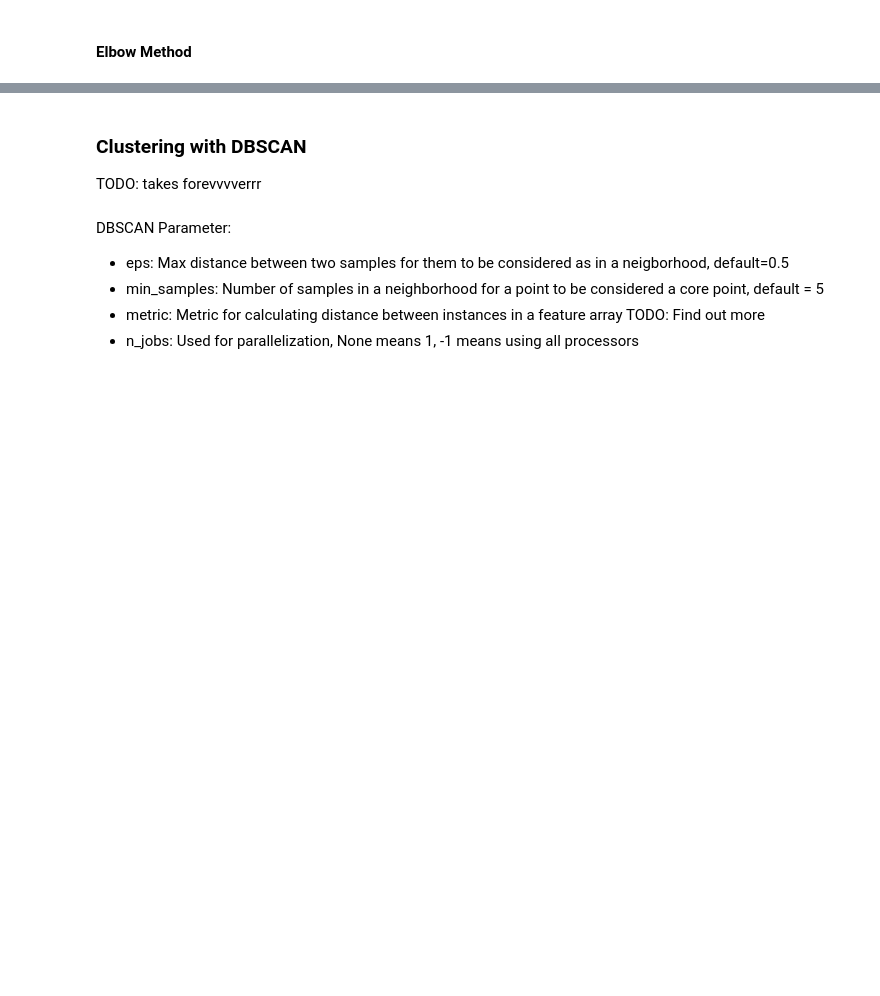
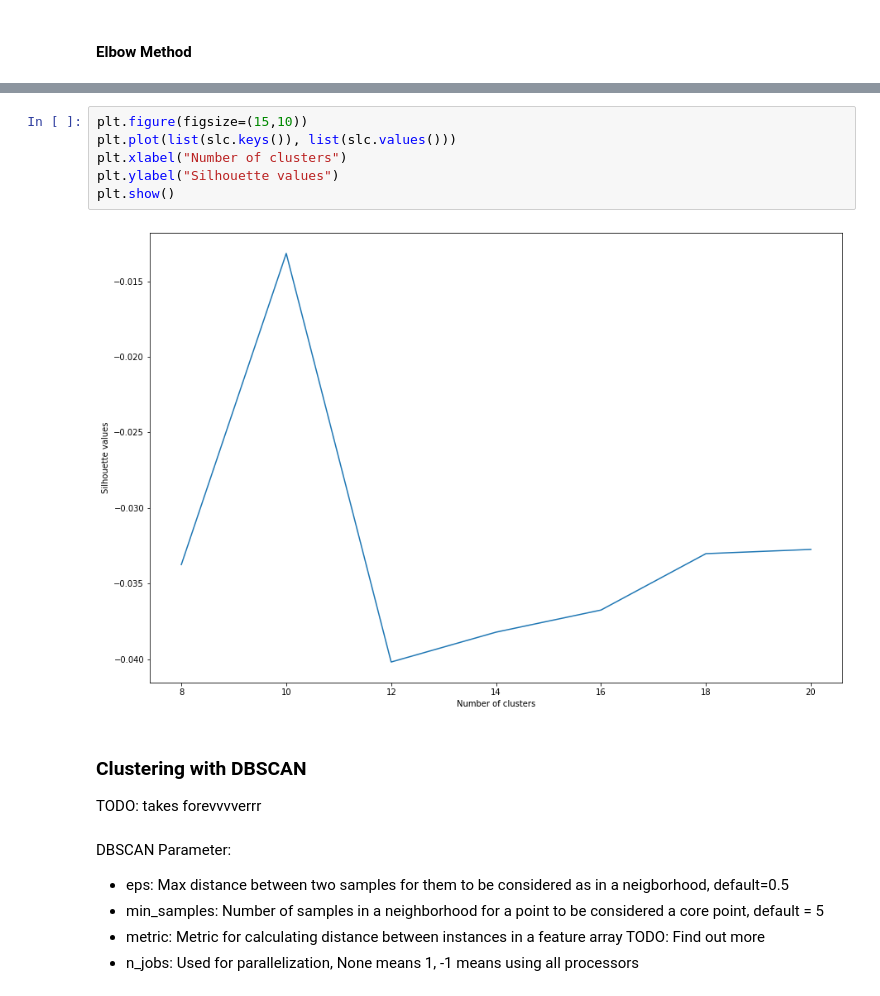
Before and after one commit to isaschm/topic-models-and-word-embeddings, a Jupyter notebook: text_embeddings.ipynb, the cells around one changed output, grey strips where cells are left out. Cells and saved outputs as stored; diff of their text form; blank space fills up the shorter version.

```diff
--- a/text_embeddings.ipynb
+++ b/text_embeddings.ipynb
@@ -208,3 +193,11 @@ plt.show()
+# %%
+plt.figure(figsize=(15,10))
+plt.plot(list(slc.keys()), list(slc.values()))
+plt.xlabel("Number of clusters")
+plt.ylabel("Silhouette values")
+plt.show()
+# %% [output]
+[figure, added]
 # %% [markdown]
 ### Clustering with DBSCAN
 
```
Also changed, not shown: parts of 21 cells of this notebook.
